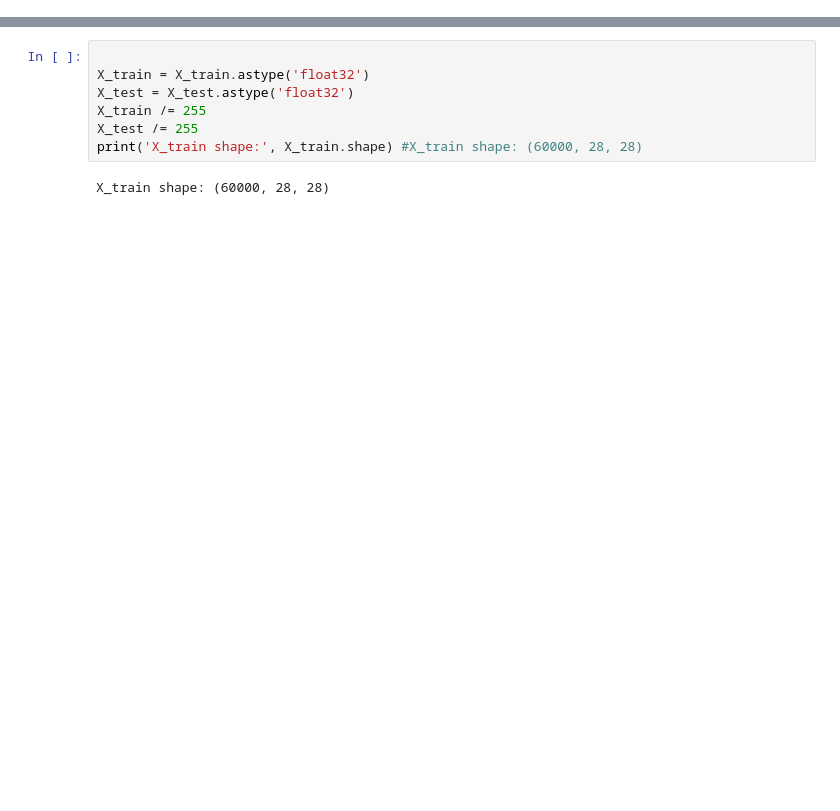
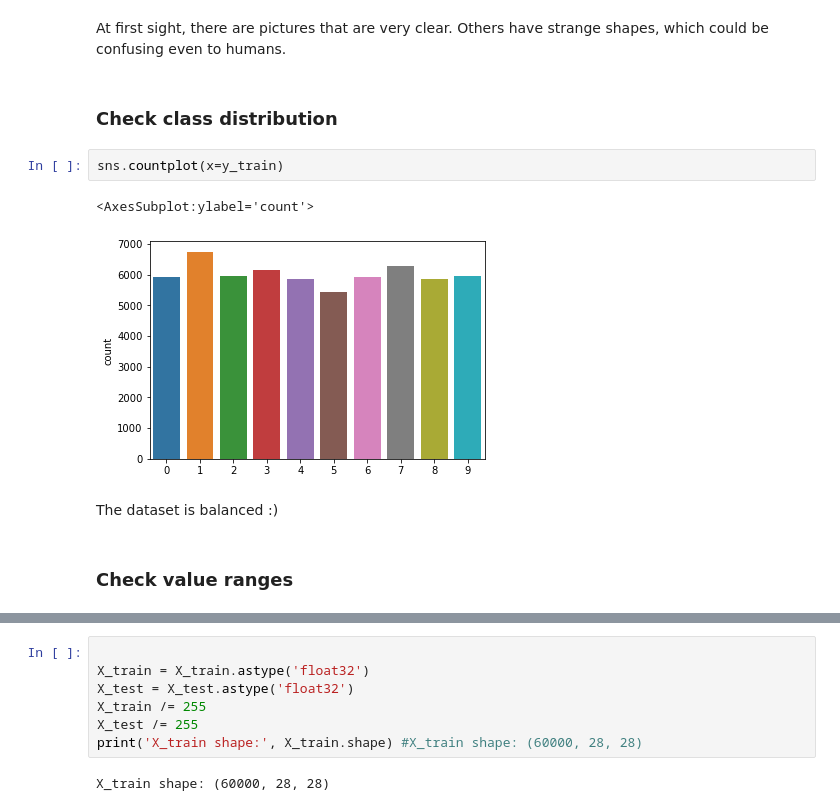
Before and after one commit to alejomaar/Machine-Learning-Zoomcamp, a Jupyter notebook: Capstone 1/notebook.ipynb, the cells around one changed output, grey strips where cells are left out. Drawn from its saved outputs; the diff is of its cells as text; blank space fills up the shorter version.

```diff
--- a/Capstone 1/notebook.ipynb
+++ b/Capstone 1/notebook.ipynb
@@ -19,0 +42,13 @@ fig
+# %% [markdown]
+At first sight, there are pictures that are very clear. Others have strange shapes, which could be confusing even to humans.
+# %% [markdown]
+### Check class distribution
+# %%
+sns.countplot(x=y_train)
+# %% [output]
+<AxesSubplot:ylabel='count'>
+[figure, added]
+# %% [markdown]
+The dataset is balanced :)
+# %% [markdown]
+### Check value ranges
```
Also changed, not shown: parts of 31 cells of this notebook.
